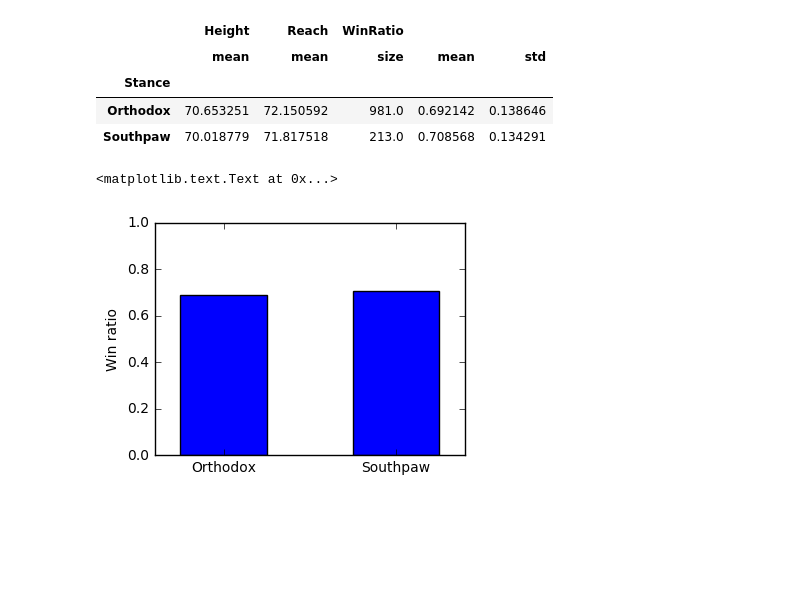
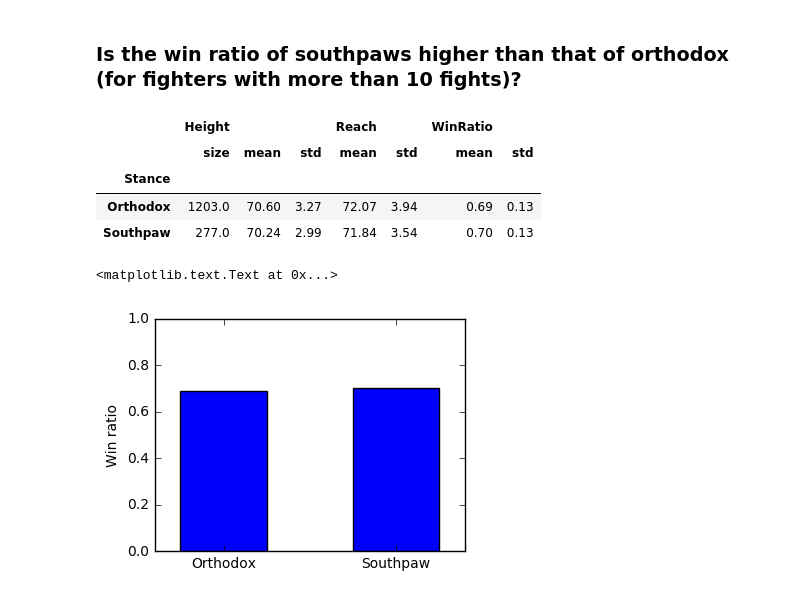
Before and after one commit to jhalverson/data_science, a Jupyter notebook: misc/mma_analytics/stance_win_ratio.ipynb, the cells around one changed output. Cells and saved outputs as stored; diff of their text form; code cells hidden in the pictures; blank space fills up the shorter version.

```diff
--- a/misc/mma_analytics/stance_win_ratio.ipynb
+++ b/misc/mma_analytics/stance_win_ratio.ipynb
@@ -26,0 +14,5 @@ plt.ylabel('Count')
+# %%
+df = pd.read_csv('fightmetric_fighters/fightmetric_fighters.csv', header=0, parse_dates=['Dob'])
+df['Age'] = (pd.to_datetime('today') - df.Dob) / np.timedelta64(1, 'Y')
+#pd.set_option('display.max_rows', 3000)
+df.head(10)
@@ -49,0 +202,3 @@ plt.ylabel('Win ratio')
+# %%
+df['ReachHeight'] = df.Reach / df.Height
+df.drop(['Nickname', 'Name'], axis=1).dropna(subset=['Reach', 'Height']).sort_values('ReachHeight', ascending=False).head(10)
@@ -81,12 +339,15 @@ df[df.Stance == 'Sideways']
+# %% [markdown]
+### Is the win ratio of southpaws higher than that of orthodox (for fighters with more than 10 fights)?
 # %%
-stance = df[df.Stance.isin(['Orthodox', 'Southpaw']) & (df.Fights > 5)].groupby('Stance').agg({'WinRatio':[np.size, np.mean, np.std], 'Height':np.mean, 'Reach':np.mean})
-stance
+f10_stance = df[df.Stance.isin(['Orthodox', 'Southpaw']) & (df.Fights > 10)]
+stance = f10_stance.groupby('Stance').agg({'WinRatio':[np.mean, np.std], 'Height':[np.size, np.mean, np.std], 'Reach':[np.mean, np.std]})
+stance.astype({('Height', 'size'):int}).applymap(lambda x: round(x, 2))
 # %% [output]
-|  | Height | Reach | WinRatio |  |  |
-|  | mean | mean | size | mean | std |
-| Stance |  |  |  |  |  |
-| Orthodox | 70.653251 | 72.150592 | 981.0 | 0.692142 | 0.138646 |
-| Southpaw | 70.018779 | 71.817518 | 213.0 | 0.708568 | 0.134291 |
+|  | Height |  |  | Reach |  | WinRatio |  |
+|  | size | mean | std | mean | std | mean | std |
+| Stance |  |  |  |  |  |  |  |
+| Orthodox | 1203.0 | 70.60 | 3.27 | 72.07 | 3.94 | 0.69 | 0.13 |
+| Southpaw | 277.0 | 70.24 | 2.99 | 71.84 | 3.54 | 0.70 | 0.13 |
 # %%
 fig = plt.figure(1, figsize=(4, 3))
 plt.bar(range(stance.shape[0]), stance[('WinRatio', 'mean')], width=0.5, tick_label=stance.index.values, align='center')
```
Also changed, not shown: parts of 67 cells of this notebook, 3 other files.
